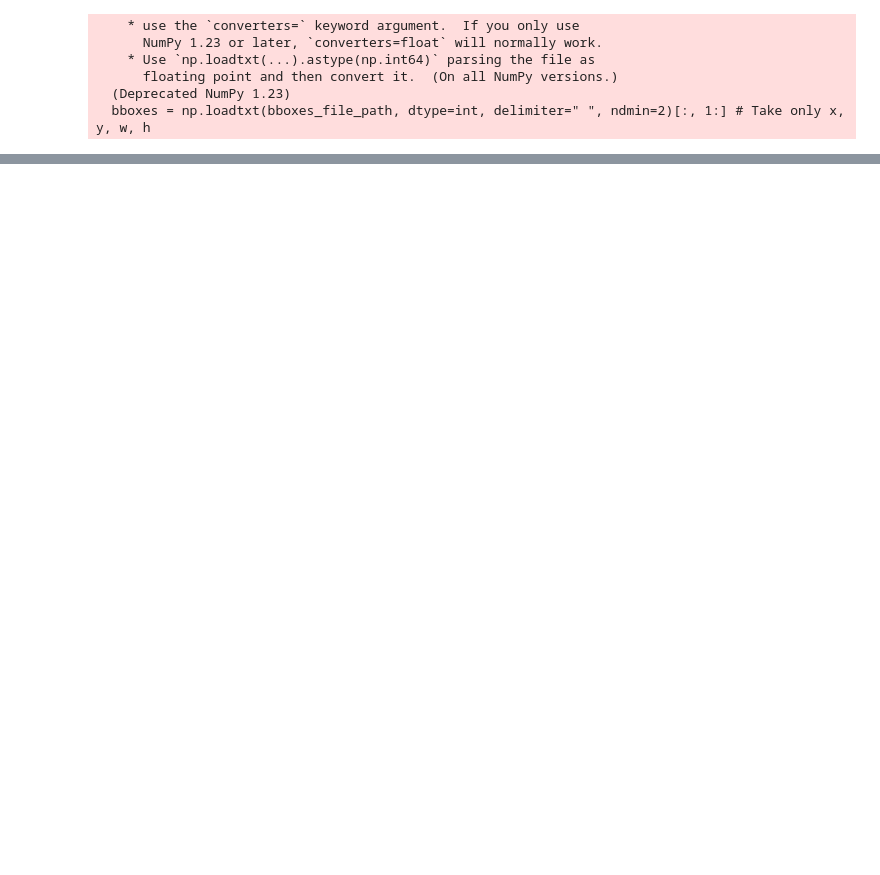
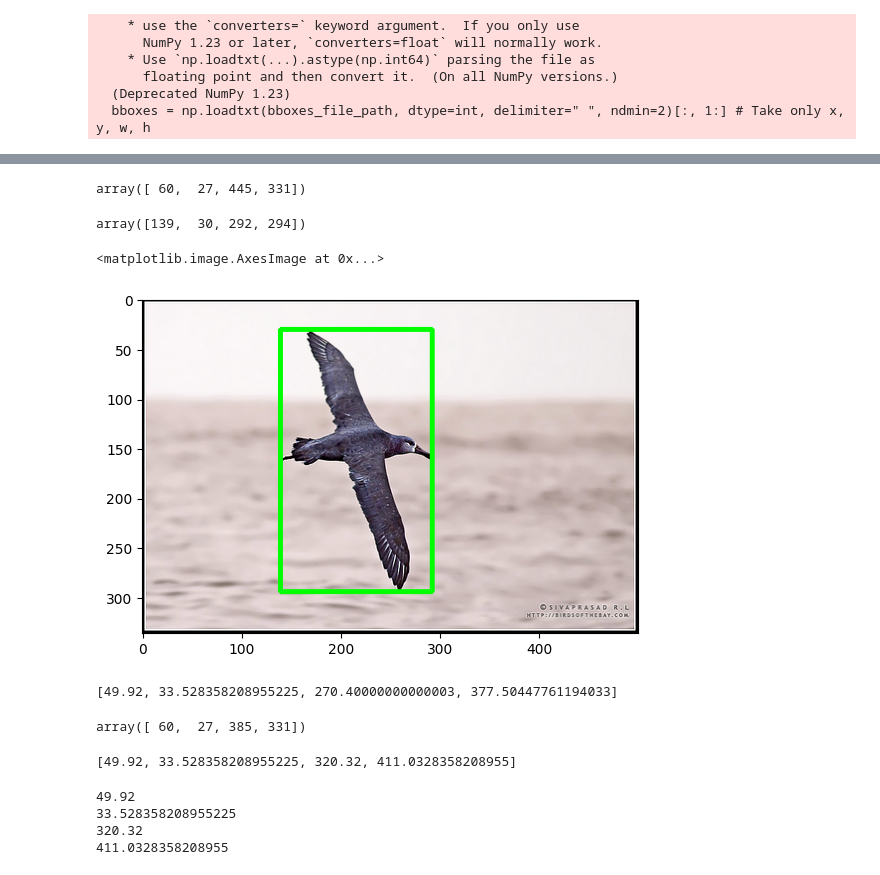
Before and after one commit to yashchks87/object_detection, a Jupyter notebook: notebooks/generate_anchor_boxes.ipynb, the cells around one changed output, grey strips where cells are left out. Saved outputs shown, nothing was run; the diff lists cells and outputs as text; code cells hidden in the pictures; blank space fills up the shorter version.

```diff
--- a/notebooks/generate_anchor_boxes.ipynb
+++ b/notebooks/generate_anchor_boxes.ipynb
@@ -15,6 +16,6 @@ import pickle
 # %%
-image_paths = np.loadtxt('../../data/CUB_200_2011/images.txt', dtype=str) # all image paths
-bboxes_file_path = "../../data/CUB_200_2011/bounding_boxes.txt"
+image_paths = np.loadtxt('../../bird_dataset/CUB_200_2011/images.txt', dtype=str) # all image paths
+bboxes_file_path = "../../bird_dataset/CUB_200_2011/bounding_boxes.txt"
 bboxes = np.loadtxt(bboxes_file_path, dtype=int, delimiter=" ", ndmin=2)[:, 1:] # Take only x, y, w, h
 # bboxes[:, 2] = bboxes[:, 2] + bboxes[:, 0] # get corner point
 # bboxes[:, 3] = bboxes[:, 3] + bboxes[:, 1] # get corner point
@@ -37,0 +42,10 @@ updated_boxes[0]
+# %%
+bboxes[0]
+# %% [output]
+array([ 60,  27, 445, 331])
+# %%
+temp = '../../bird_dataset/CUB_200_2011/images/' + image_paths[1][1]
+# %%
+bboxes[1]
+# %% [output]
+array([139,  30, 292, 294])
@@ -37,0 +55,7 @@ updated_boxes[0]
+# %%
+img_ = cv2.imread(temp)
+img = cv2.rectangle(img_, (139, 30), (292, 294), (0, 255, 0), 3)
+plt.imshow(img)
+# %% [output]
+<matplotlib.image.AxesImage at 0x...>
+[figure, added]
@@ -37,0 +65,8 @@ updated_boxes[0]
+# %%
+updated_boxes[0]
+# %% [output]
+[49.92, 33.528358208955225, 270.40000000000003, 377.50447761194033]
+# %%
+bboxes[0]
+# %% [output]
+array([ 60,  27, 385, 331])
@@ -37,0 +83,14 @@ updated_boxes[0]
+# %%
+updated_boxes[0]
+# %% [output]
+[49.92, 33.528358208955225, 320.32, 411.0328358208955]
+# %%
+print(x1_n)
+print(y1_n)
+print(x2_n)
+print(y2_n)
+# %% [output]
+49.92
+33.528358208955225
+320.32
+411.0328358208955
```
Also changed, not shown: parts of 14 cells of this notebook, 2 other files.
